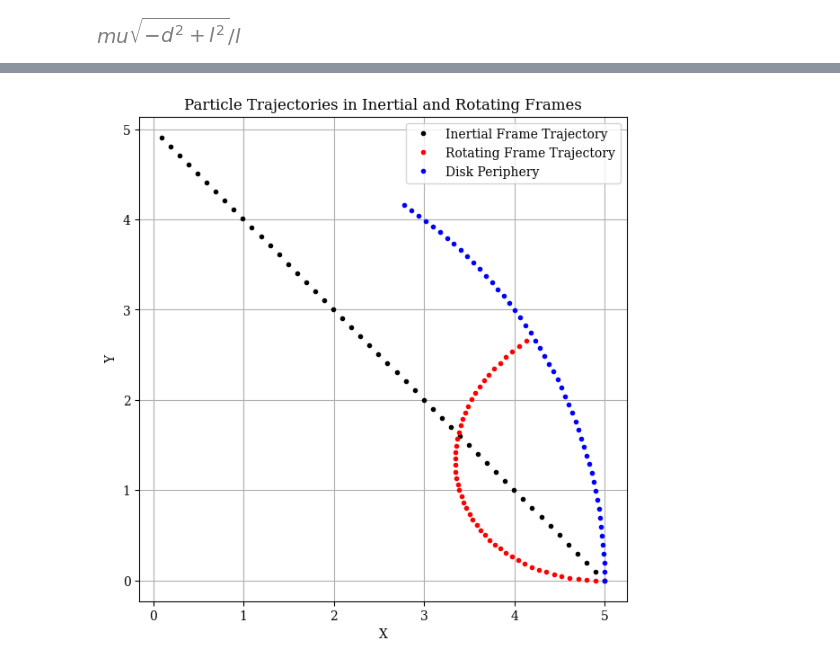
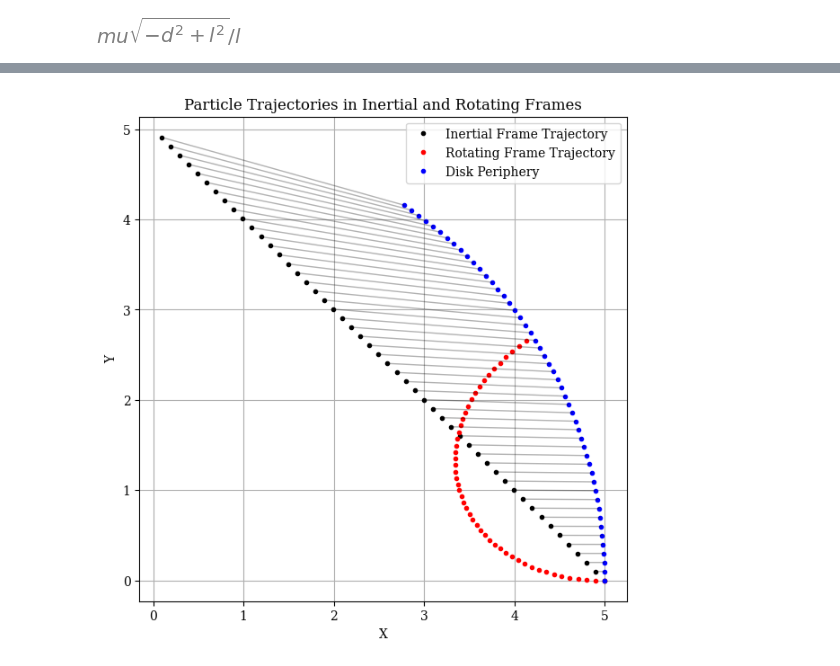
Before and after one commit to faisal2470/BAS, a Jupyter notebook: Chapter1_Dynamics_of_Point_Masses.ipynb, the cells around one changed output, grey strips where cells are left out. Drawn from its saved outputs; the diff is of its cells as text; code cells hidden in the pictures.

```diff
--- a/Chapter1_Dynamics_of_Point_Masses.ipynb
+++ b/Chapter1_Dynamics_of_Point_Masses.ipynb
@@ -367,28 +366,32 @@ vR = sol.y[3:].T  # Velocities over time (optional for plotting)
 # %%
 # Plotting
 plt.figure(figsize=(7, 7))
 
 # Inertial frame trajectory (straight line)
 plt.plot(rI[::10, 0], rI[::10, 1], 'k.', lw=1, label='Inertial Frame Trajectory')
 
 # Rotating frame trajectory (curved due to Coriolis)
 plt.plot(rR[::10, 0], rR[::10, 1], 'r.', lw=1, label='Rotating Frame Trajectory')
 
 # Disk periphery (for reference, assuming radius 5)
 theta = np.linspace(0, 2*np.pi, 100)
 plt.plot(5*np.cos(t_eval[::10]), 5*np.sin(t_eval[::10]), 'b.', lw=1, label='Disk Periphery')
 
+for i in range(len(rI[::10, 0])):
+    plt.plot([rI[i*10, 0], 5*np.cos(t_eval[i*10])], [rI[i*10, 1], 5*np.sin(t_eval[i*10])], 'k', lw=1, alpha=0.3)
+
+
 plt.axis('equal')  # Better than 'square' for aspect ratio
 # plt.xlim([-6, 6])
 # plt.ylim([-6, 6])
 plt.xlabel('X')
 plt.ylabel('Y')
 plt.title('Particle Trajectories in Inertial and Rotating Frames')
 plt.legend()
 plt.grid(True)
 # plt.show()  # Uncomment to display; here we assume it's for visualization
 # %% [output]
-[figure, old version]
+[figure, new version]
 # %% [markdown]
 ## 1.6 Relative Motion
 
```
Also changed, not shown: parts of 15 cells of this notebook, 1 other file.
